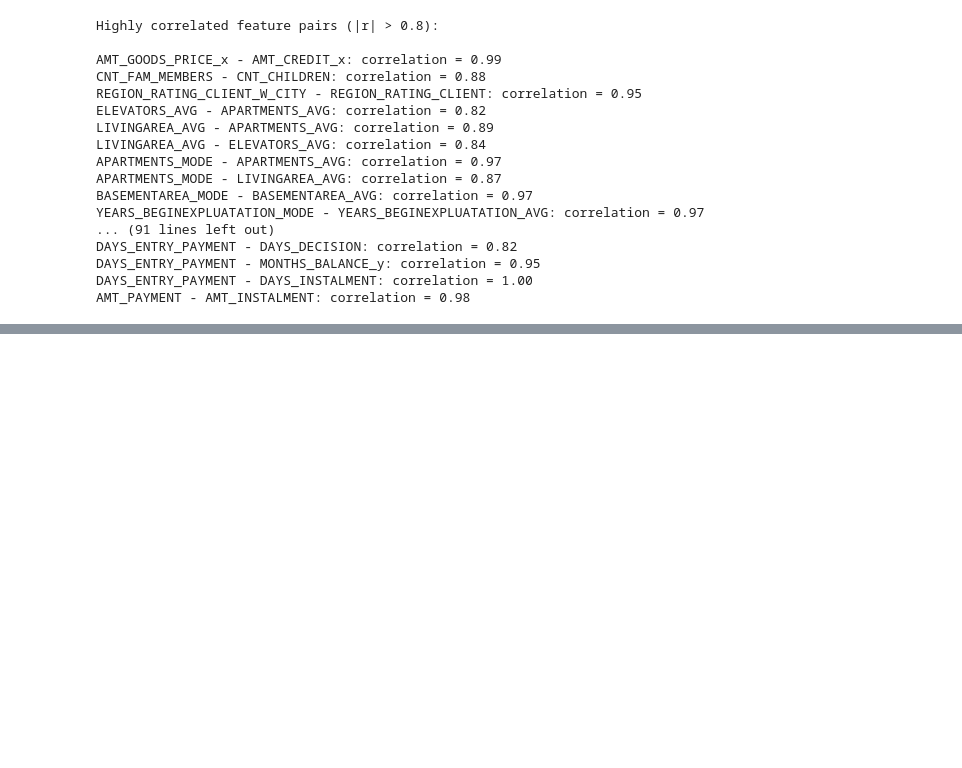
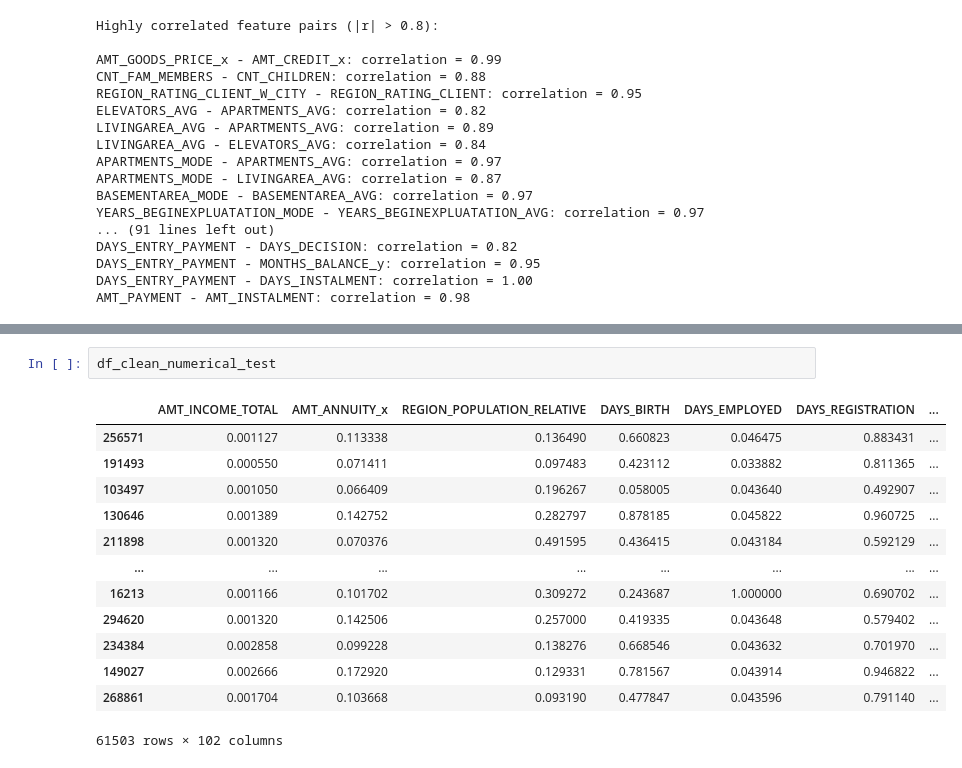
Before and after one commit to hhoow0093/IF441-B-MachineLearning-HomeCreditRisk-FinalProject, a Jupyter notebook: Home-Credit-Risk.ipynb, the cells around one changed output, grey strips where cells are left out. Cells and saved outputs as stored; diff of their text form; blank space fills up the shorter version.

```diff
--- a/Home-Credit-Risk.ipynb
+++ b/Home-Credit-Risk.ipynb
@@ -448,0 +503,16 @@ NameError: name 'df_numerical_train' is not defined
+# %%
+df_clean_numerical_test
+# %% [output]
+|  | AMT_INCOME_TOTAL | AMT_ANNUITY_x | REGION_POPULATION_RELATIVE | DAYS_BIRTH | DAYS_EMPLOYED | DAYS_REGISTRATION | ... |
+| 256571 | 0.001127 | 0.113338 | 0.136490 | 0.660823 | 0.046475 | 0.883431 | ... |
+| 191493 | 0.000550 | 0.071411 | 0.097483 | 0.423112 | 0.033882 | 0.811365 | ... |
+| 103497 | 0.001050 | 0.066409 | 0.196267 | 0.058005 | 0.043640 | 0.492907 | ... |
+| 130646 | 0.001389 | 0.142752 | 0.282797 | 0.878185 | 0.045822 | 0.960725 | ... |
+| 211898 | 0.001320 | 0.070376 | 0.491595 | 0.436415 | 0.043184 | 0.592129 | ... |
+| ... | ... | ... | ... | ... | ... | ... | ... |
+| 16213 | 0.001166 | 0.101702 | 0.309272 | 0.243687 | 1.000000 | 0.690702 | ... |
+| 294620 | 0.001320 | 0.142506 | 0.257000 | 0.419335 | 0.043648 | 0.579402 | ... |
+| 234384 | 0.002858 | 0.099228 | 0.138276 | 0.668546 | 0.043632 | 0.701970 | ... |
+| 149027 | 0.002666 | 0.172920 | 0.129331 | 0.781567 | 0.043914 | 0.946822 | ... |
+| 268861 | 0.001704 | 0.103668 | 0.093190 | 0.477847 | 0.043596 | 0.791140 | ... |
+61503 rows × 102 columns
```
Also changed, not shown: parts of 29 cells of this notebook, 1 other file.
